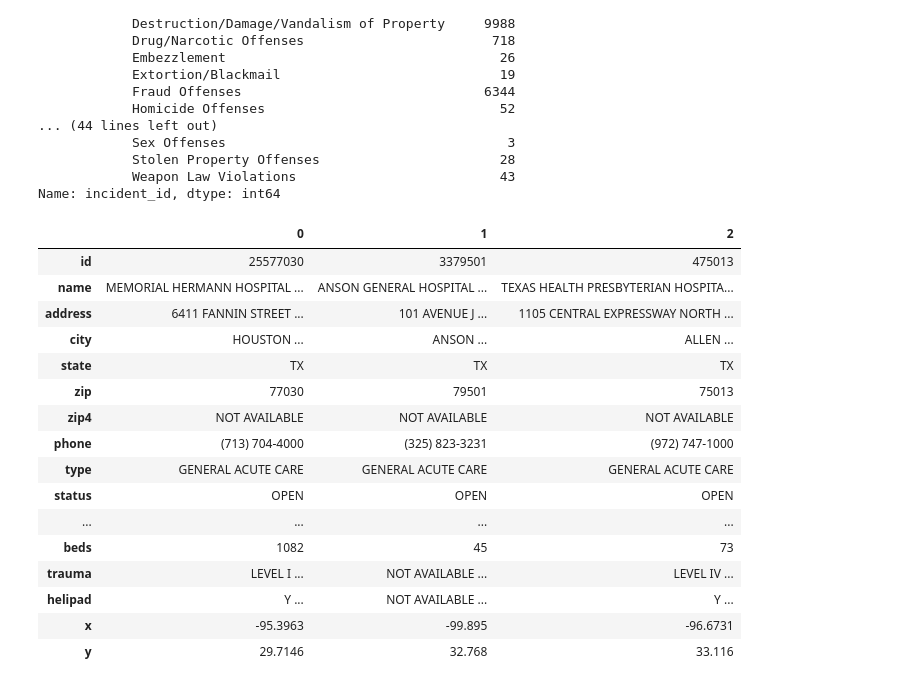
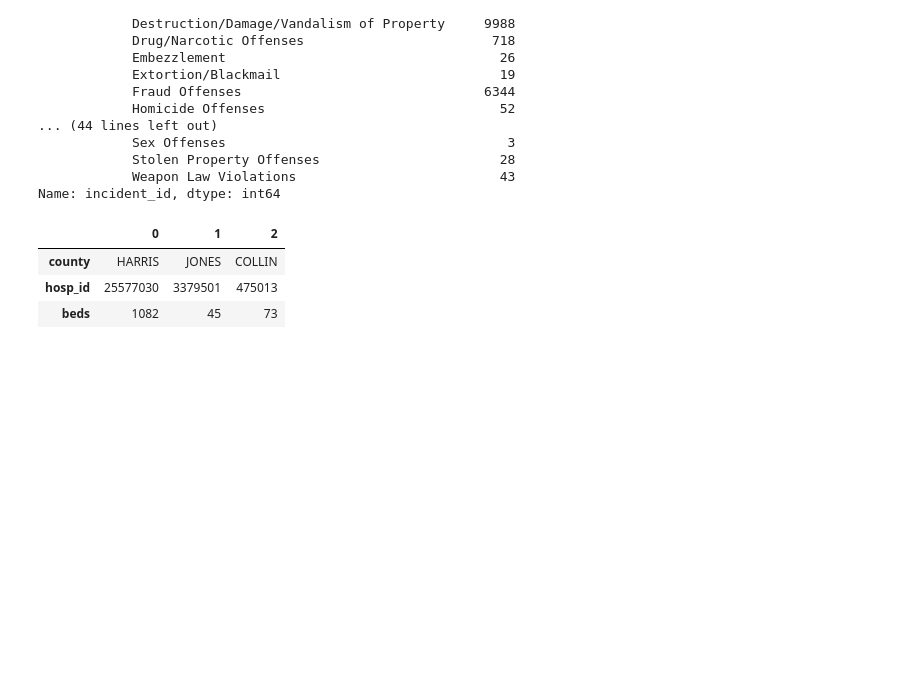
Before and after one commit to KendalHolcombe/KH_Capstone, a Jupyter notebook: Notebooks/Day_Five_EDA_Feature_Engineering.ipynb, the cells around one changed output. Drawn from its saved outputs; the diff is of its cells as text; code cells hidden in the pictures; blank space fills up the shorter version.

```diff
--- a/Notebooks/Day_Five_EDA_Feature_Engineering.ipynb
+++ b/Notebooks/Day_Five_EDA_Feature_Engineering.ipynb
@@ -164,26 +166,13 @@ F           Arson                                         111
             Weapon Law Violations                          43
 Name: incident_id, dtype: int64
 # %%
-hospitals = pd.read_csv('export.csv')
+hospitals = pd.read_csv('hosp_query.csv')
 hospitals.head(3).T
 # %% [output]
 |  | 0 | 1 | 2 |
-| id | 25577030 | 3379501 | 475013 |
-| name | MEMORIAL HERMANN HOSPITAL ... | ANSON GENERAL HOSPITAL ... | TEXAS HEALTH PRESBYTERIAN HOSPITA... |
-| address | 6411 FANNIN STREET ... | 101 AVENUE J ... | 1105 CENTRAL EXPRESSWAY NORTH ... |
-| city | HOUSTON ... | ANSON ... | ALLEN ... |
-| state | TX | TX | TX |
-| zip | 77030 | 79501 | 75013 |
-| zip4 | NOT AVAILABLE | NOT AVAILABLE | NOT AVAILABLE |
-| phone | (713) 704-4000 | (325) 823-3231 | (972) 747-1000 |
-| type | GENERAL ACUTE CARE | GENERAL ACUTE CARE | GENERAL ACUTE CARE |
-| status | OPEN | OPEN | OPEN |
-| ... | ... | ... | ... |
+| county | HARRIS | JONES | COLLIN |
+| hosp_id | 25577030 | 3379501 | 475013 |
 | beds | 1082 | 45 | 73 |
-| trauma | LEVEL I ... | NOT AVAILABLE ... | LEVEL IV ... |
-| helipad | Y ... | NOT AVAILABLE ... | Y ... |
-| x | -95.3963 | -99.895 | -96.6731 |
-| y | 29.7146 | 32.768 | 33.116 |
 # %%
 hospitals['beds'] = hospitals['beds'].clip_lower(0)
 # %%
```
Also changed, not shown: parts of 10 cells of this notebook, 1 other file.
